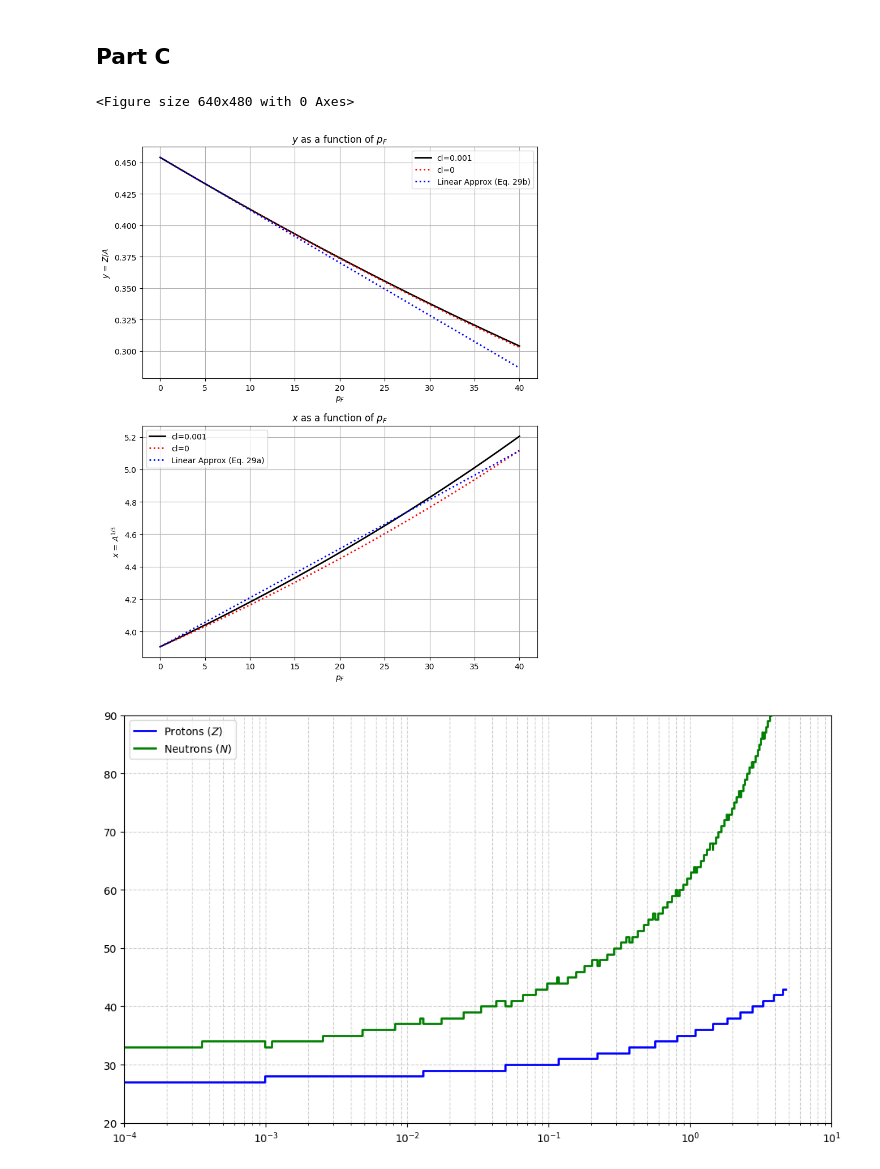
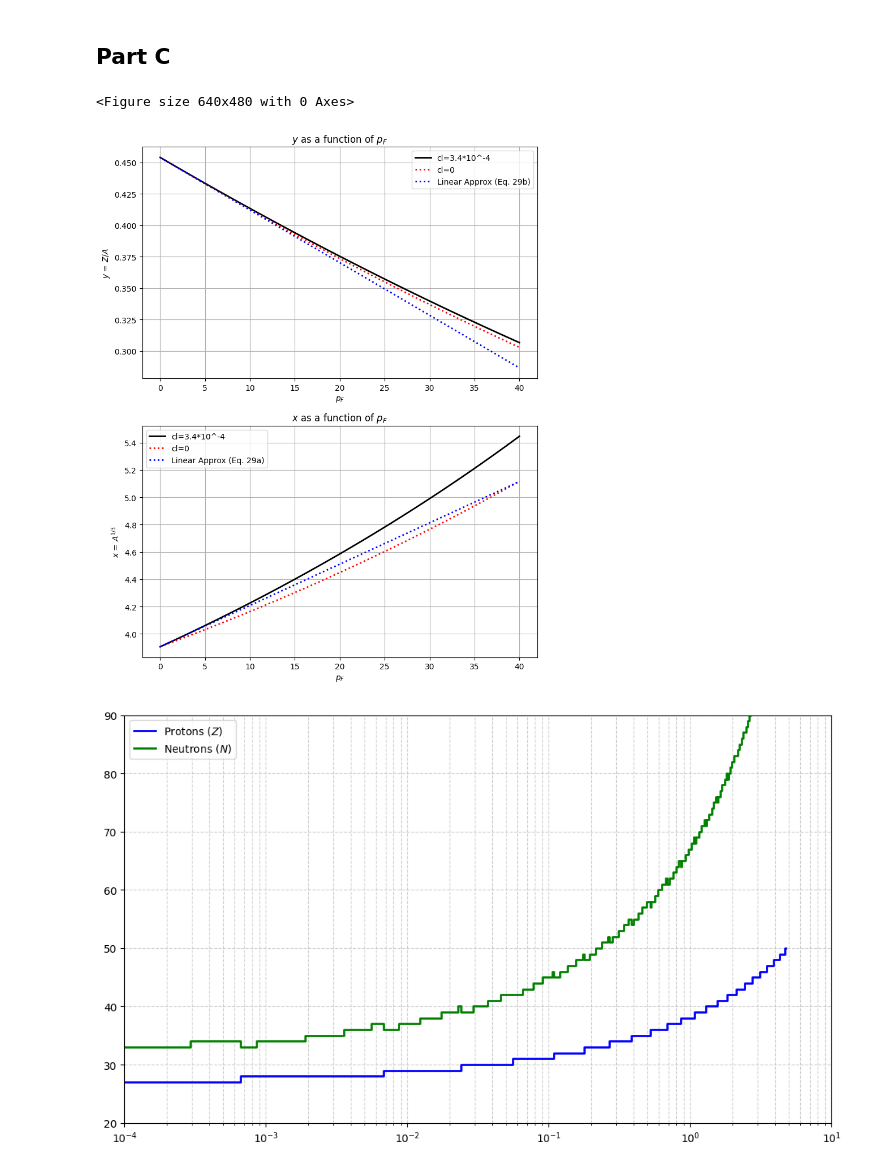
Before and after one commit to IlianaMav/comp_nuclear_physics, a Jupyter notebook: problem-2.ipynb, the cells around one changed output. Drawn from its saved outputs; the diff is of its cells as text; code cells hidden in the pictures.

```diff
--- a/problem-2.ipynb
+++ b/problem-2.ipynb
@@ -230,7 +230,7 @@ a_s = 17.53638
 a_c = 0.71363
 a_a = 23.37837
 delta_m = 1.3
-C_l = 0.001
+C_l = 3.40665e-3
 
 def eq_system(p, p_F_val):
     x, y = p
@@ -337,7 +337,7 @@ plots = {
 
 # Plot y
 plt.subplot(2, 1, 1)
-plt.plot(p_F_range, plots['cl_1']['y'], color='black', linewidth=2, label= 'cl=0.001')
+plt.plot(p_F_range, plots['cl_1']['y'], color='black', linewidth=2, label= 'cl=3.4*10^-4')
 plt.plot(p_F_range, plots['cl_2']['y'], color='red', linestyle=':',linewidth=2, label='cl=0')
 plt.plot(p_F_range, y_linear, color='blue', linewidth=2, linestyle=':', label='Linear Approx (Eq. 29b)')
 plt.xlabel('$p_F$')
@@ -348,7 +348,7 @@ plt.legend()
 
 # Plot x
 plt.subplot(2, 1, 2)
-plt.plot(p_F_range, plots['cl_1']['x'], color='black', linewidth=2, label= 'cl=0.001')
+plt.plot(p_F_range, plots['cl_1']['x'], color='black', linewidth=2, label= 'cl=3.4*10^-4')
 plt.plot(p_F_range, plots['cl_2']['x'], color='red', linestyle=':',linewidth=2, label='cl=0')
 plt.plot(p_F_range, x_linear, color='blue', linewidth=2, linestyle=':', label='Linear Approx (Eq. 29a)')
 plt.xlabel('$p_F$')
@@ -361,14 +361,14 @@ plt.tight_layout()
 plt.show()
 # %% [output]
 <Figure size 640x480 with 0 Axes>
-[figure, old version]
+[figure, new version]
 # %%
 a_v = 15.71511
 a_s = 17.53638
 a_c = 0.71363
 a_a = 23.37837
 delta_m = 1.3
-C_l = 0.001
+C_l = 3.40665e-3
 
 hbar_c = 197.3269804     # MeV * fm
 m_n = 1.674927471e-24
@@ -379,31 +379,31 @@ def pF_to_r(p_F):
     n = (p_F**3) / (3 * np.pi**2 * hbar_c**3)
     n = n * fm3_to_cm3
     r = n * m_n
     return r/1e11
 
 p_F_values = np.linspace(1, 40, 400)
 r_values = pF_to_r(p_F_values)
 
 
 A_continuous = x_solutions_1**3
 Z_continuous = y_solutions_1 * A_continuous
 
 A_integer = np.round(A_continuous)
 Z_integer = np.round(Z_continuous)
 N_integer = A_integer - Z_integer
 
 plt.figure(figsize=(10, 6))
 
 plt.step(r_values, Z_integer, label='Protons ($Z$)', color='blue', linewidth=2)
 plt.step(r_values, N_integer, label='Neutrons ($N$)', color='green', linewidth=2)
 
 plt.xscale('log')
 plt.xlim(1e-4, 1e1)
 
 plt.ylim(20, 90)
 plt.grid(True, which="both", ls="--", alpha=0.6)
 plt.legend()
 plt.tight_layout()
 plt.show()
 # %% [output]
-[figure, old version]
+[figure, new version]
```
